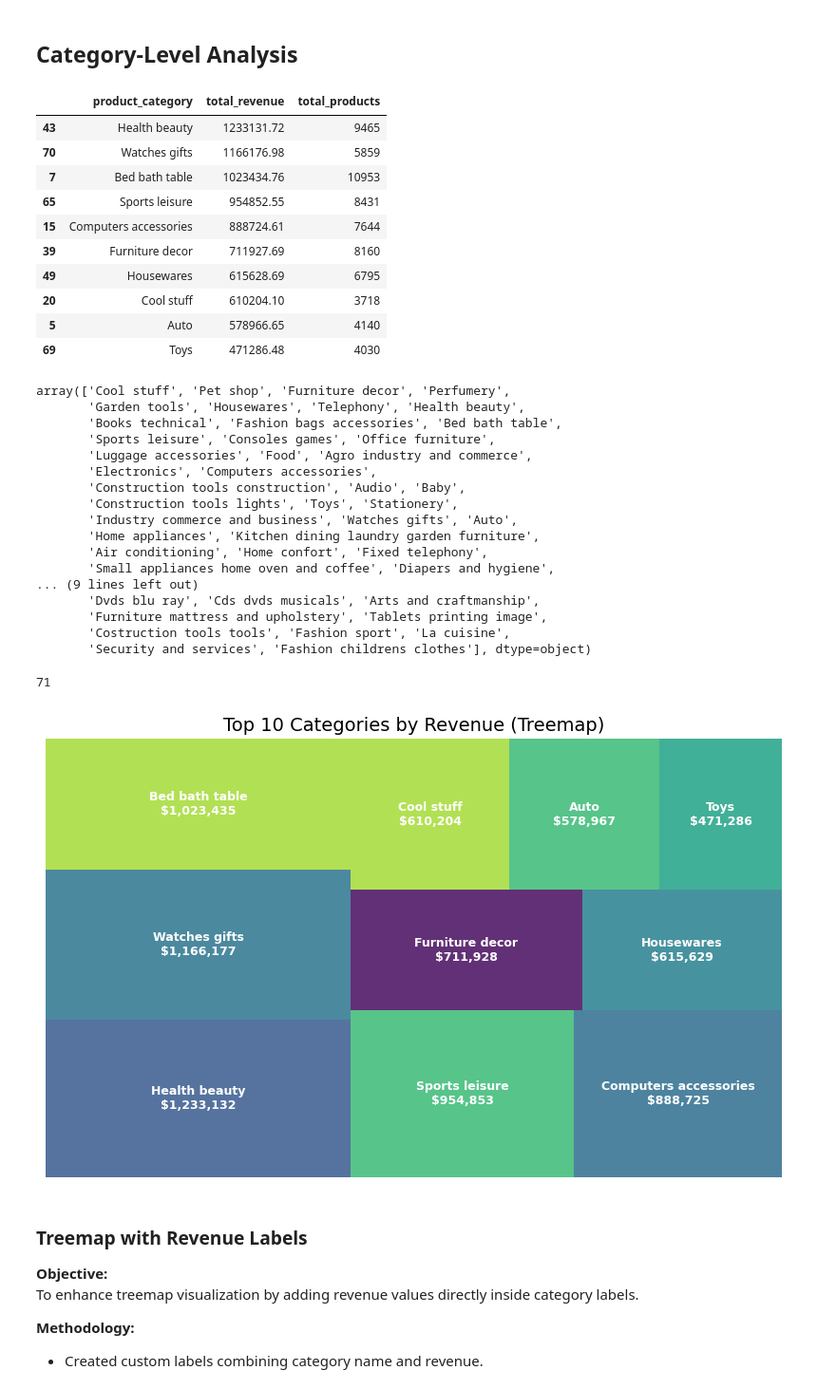
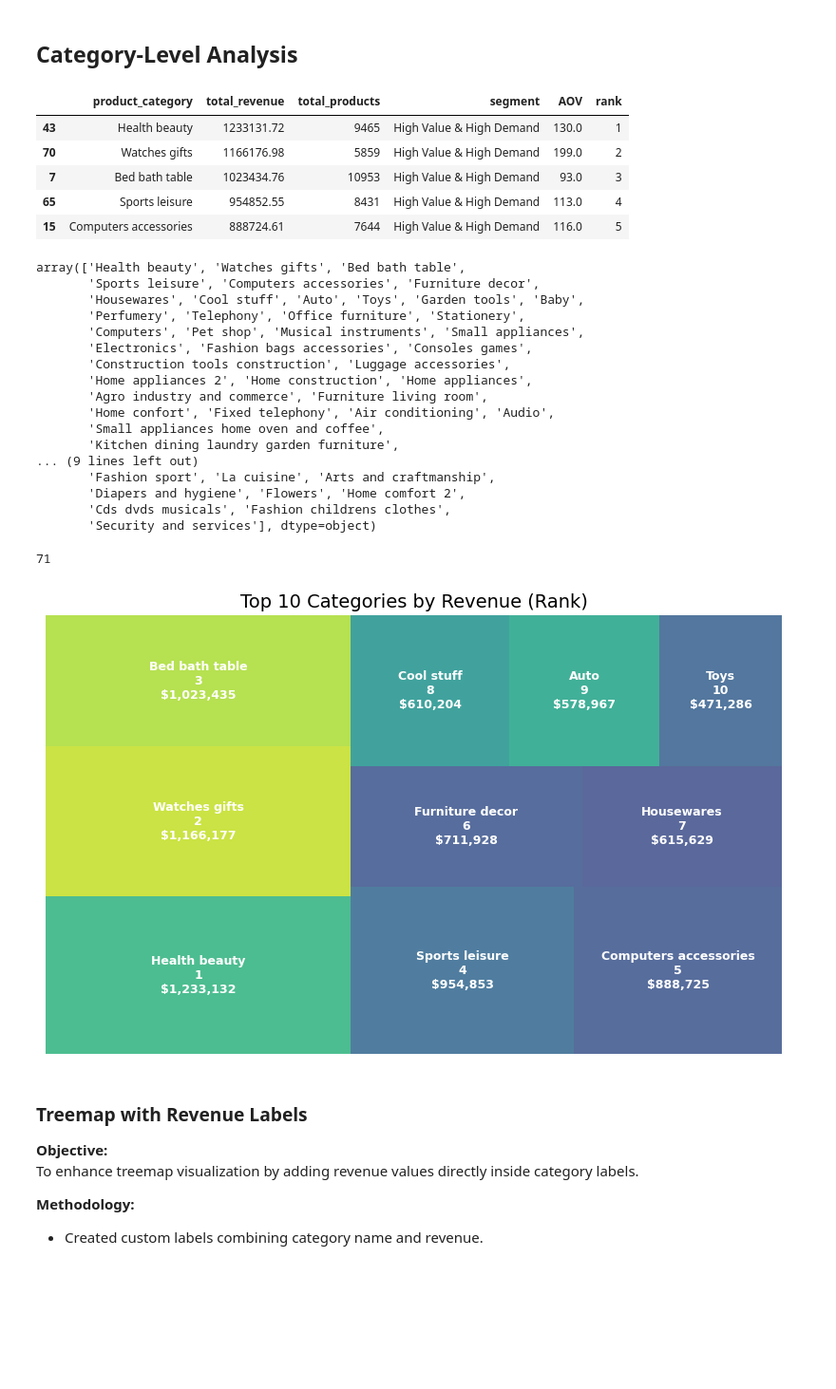
Before and after one commit to abe-temitope/olist-ecommerce-project-SQL-Python-PowerBI, a Jupyter notebook: notebooks/python_analysis.ipynb, the cells around one changed output. Shown at 95% size. Drawn from its saved outputs; the diff is of its cells as text; code cells hidden in the pictures; blank space fills up the shorter version.

```diff
--- a/notebooks/python_analysis.ipynb
+++ b/notebooks/python_analysis.ipynb
@@ -1022,40 +1049,41 @@ category_summary = category_summary.groupby("product_category").agg(
     total_revenue=("price", "sum"),
     total_products=("product_id", "count")
 ).reset_index().sort_values(by="total_revenue", ascending=False)
+# %%
+category_summary["rank"] = (
+    category_summary["total_revenue"]
+    .rank(ascending=False, method="dense")
+    .astype(int)
+)
 # %%
-category_summary.head(10)
+category_summary.head()
 # %% [output]
-|  | product_category | total_revenue | total_products |
-| 43 | Health beauty | 1233131.72 | 9465 |
-| 70 | Watches gifts | 1166176.98 | 5859 |
-| 7 | Bed bath table | 1023434.76 | 10953 |
-| 65 | Sports leisure | 954852.55 | 8431 |
-| 15 | Computers accessories | 888724.61 | 7644 |
-| 39 | Furniture decor | 711927.69 | 8160 |
-| 49 | Housewares | 615628.69 | 6795 |
-| 20 | Cool stuff | 610204.10 | 3718 |
-| 5 | Auto | 578966.65 | 4140 |
-| 69 | Toys | 471286.48 | 4030 |
+|  | product_category | total_revenue | total_products | segment | AOV | rank |
+| 43 | Health beauty | 1233131.72 | 9465 | High Value & High Demand | 130.0 | 1 |
+| 70 | Watches gifts | 1166176.98 | 5859 | High Value & High Demand | 199.0 | 2 |
+| 7 | Bed bath table | 1023434.76 | 10953 | High Value & High Demand | 93.0 | 3 |
+| 65 | Sports leisure | 954852.55 | 8431 | High Value & High Demand | 113.0 | 4 |
+| 15 | Computers accessories | 888724.61 | 7644 | High Value & High Demand | 116.0 | 5 |
 # %%
 category_summary["product_category"].unique()
 # %% [output]
-array(['Cool stuff', 'Pet shop', 'Furniture decor', 'Perfumery',
-       'Garden tools', 'Housewares', 'Telephony', 'Health beauty',
-       'Books technical', 'Fashion bags accessories', 'Bed bath table',
-       'Sports leisure', 'Consoles games', 'Office furniture',
-       'Luggage accessories', 'Food', 'Agro industry and commerce',
-       'Electronics', 'Computers accessories',
-       'Construction tools construction', 'Audio', 'Baby',
-       'Construction tools lights', 'Toys', 'Stationery',
-       'Industry commerce and business', 'Watches gifts', 'Auto',
-       'Home appliances', 'Kitchen dining laundry garden furniture',
-       'Air conditioning', 'Home confort', 'Fixed telephony',
-       'Small appliances home oven and coffee', 'Diapers and hygiene',
+array(['Health beauty', 'Watches gifts', 'Bed bath table',
+       'Sports leisure', 'Computers accessories', 'Furniture decor',
+       'Housewares', 'Cool stuff', 'Auto', 'Toys', 'Garden tools', 'Baby',
+       'Perfumery', 'Telephony', 'Office furniture', 'Stationery',
+       'Computers', 'Pet shop', 'Musical instruments', 'Small appliances',
+       'Electronics', 'Fashion bags accessories', 'Consoles games',
+       'Construction tools construction', 'Luggage accessories',
+       'Home appliances 2', 'Home construction', 'Home appliances',
+       'Agro industry and commerce', 'Furniture living room',
+       'Home confort', 'Fixed telephony', 'Air conditioning', 'Audio',
+       'Small appliances home oven and coffee',
+       'Kitchen dining laundry garden furniture',
 ... (9 lines left out)
-       'Dvds blu ray', 'Cds dvds musicals', 'Arts and craftmanship',
-       'Furniture mattress and upholstery', 'Tablets printing image',
-       'Costruction tools tools', 'Fashion sport', 'La cuisine',
-       'Security and services', 'Fashion childrens clothes'], dtype=object)
+       'Fashion sport', 'La cuisine', 'Arts and craftmanship',
+       'Diapers and hygiene', 'Flowers', 'Home comfort 2',
+       'Cds dvds musicals', 'Fashion childrens clothes',
+       'Security and services'], dtype=object)
 # %%
 category_summary["product_category"].nunique()
 # %% [output]
@@ -1063,31 +1091,32 @@ category_summary["product_category"].nunique()
 # %%
 top_categories = category_summary.head(10)
 
 # Create labels with revenue included
 labels = [
-    f"{cat}\n${rev:,.0f}"
-    for cat, rev in zip(
+    f"{cat}\n{rank}\n${rev:,.0f}"
+    for cat, rank, rev in zip(
         top_categories["product_category"],
+        top_categories["rank"],
         top_categories["total_revenue"]
     )
 ]
 
 fig, ax = plt.subplots(figsize=(10,6))
 
 squarify.plot(
     sizes=top_categories["total_revenue"],
     label=labels,
     alpha=0.85,
     text_kwargs={"color": "white", "fontsize": 9, "weight": "bold"},
     ax=ax
 )
 
-ax.set_title("Top 10 Categories by Revenue (Treemap)", fontsize=14)
+ax.set_title("Top 10 Categories by Revenue (Rank)", fontsize=14)
 ax.axis("off")
 
 plt.show()
 # %% [output]
-[figure, old version]
+[figure, new version]
 # %% [markdown]
 ### Treemap with Revenue Labels
 
```
Also changed, not shown: parts of 24 cells of this notebook, 18 other files.
